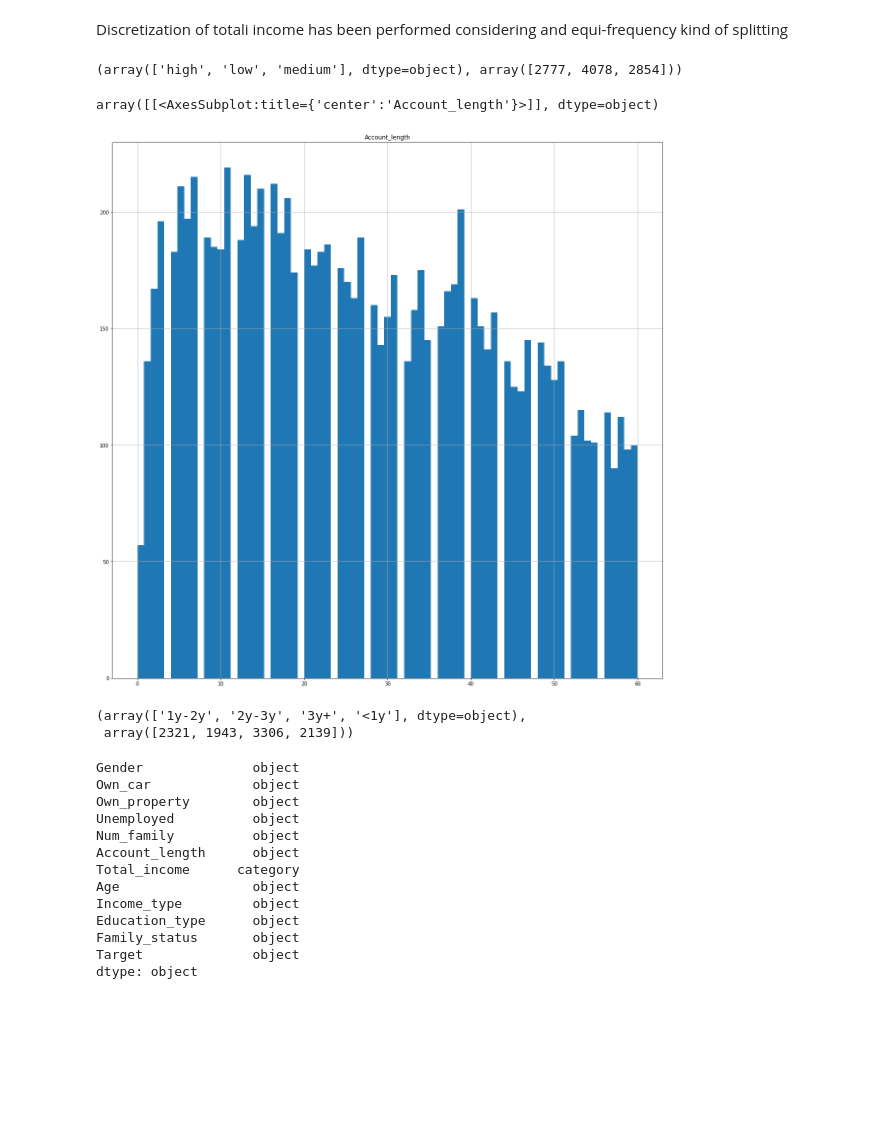
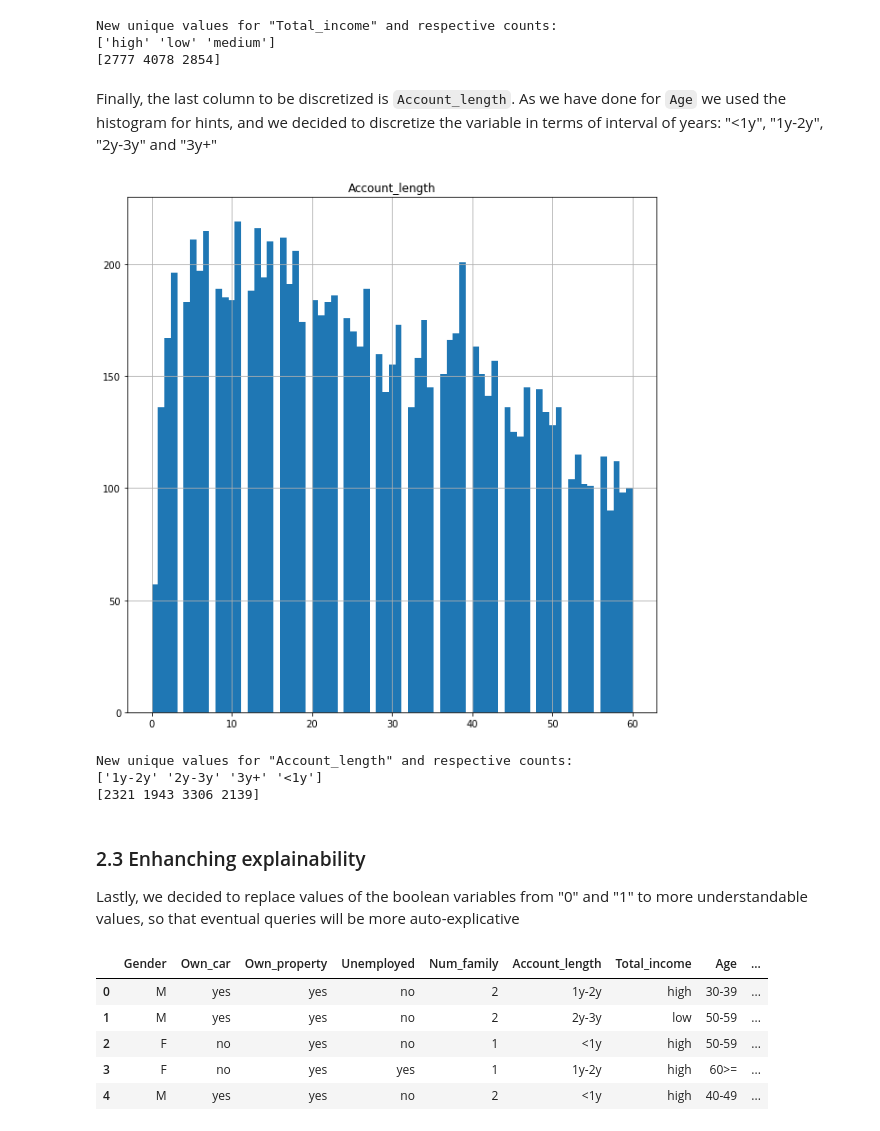
Before and after one commit to DomMcOyle/FAIKR3-Project, a Jupyter notebook: data_processing.ipynb, the cells around one changed output. Saved outputs shown, nothing was run; the diff lists cells and outputs as text; code cells hidden in the pictures; blank space fills up the shorter version.

```diff
--- a/data_processing.ipynb
+++ b/data_processing.ipynb
@@ -90,17 +137,21 @@ array([[<AxesSubplot:title={'center':'Total_income'}>]], dtype=object)
 [figure]
-# %% [markdown]
-Discretization of totali income has been performed considering and equi-frequency kind of splitting
 # %%
 df3["Total_income"] =  pd.qcut(df2['Total_income'], 3, labels=["low", "medium", "high"])
-np.unique(df3["Total_income"], return_counts=True)
+print("New unique values for \"Total_income\" and respective counts:")
+print(np.unique(df3["Total_income"], return_counts=True)[0])
+print(np.unique(df3["Total_income"], return_counts=True)[1])
 # %% [output]
-(array(['high', 'low', 'medium'], dtype=object), array([2777, 4078, 2854]))
+New unique values for "Total_income" and respective counts:
+['high' 'low' 'medium']
+[2777 4078 2854]
+# %% [markdown]
+Finally, the last column to be discretized is <code>Account_length</code>. As we have done for <code>Age</code> we used the histogram for hints, and we decided to discretize the variable in terms of interval of years: "&#60;1y", "1y-2y", "2y-3y" and "3y+"
 # %%
-df3.hist("Account_length", bins=75, figsize=(20,20))
+df3.hist("Account_length", bins=75, figsize=(10,10));
 # %% [output]
-array([[<AxesSubplot:title={'center':'Account_length'}>]], dtype=object)
-[figure, old version]
+[figure, new version]
 # %%
+# function for account length discretiziation
 def discretize_al(x):
   if x < 12:
     return "<1y"
@@ -112,30 +163,13 @@ def discretize_al(x):
     return "3y+"
 
 df3["Account_length"] = df2["Account_length"].apply(discretize_al)
-np.unique(df3["Account_length"], return_counts=True)
+print("New unique values for \"Account_length\" and respective counts:")
+print(np.unique(df3["Account_length"], return_counts=True)[0])
+print(np.unique(df3["Account_length"], return_counts=True)[1])
 # %% [output]
-(array(['1y-2y', '2y-3y', '3y+', '<1y'], dtype=object),
- array([2321, 1943, 3306, 2139]))
+New unique values for "Account_length" and respective counts:
+['1y-2y' '2y-3y' '3y+' '<1y']
+[2321 1943 3306 2139]
-# %%
-df3["Gender"]       = df3["Gender"].astype(str)
-df3["Own_car"]      = df3["Own_car"].astype(str)
-df3["Own_property"] = df3["Own_property"].astype(str)
-df3["Unemployed"]   = df3["Unemployed"].astype(str)
-df3["Target"]       = df3["Target"].astype(str)
-
-dataType = df3.dtypes
-print(dataType)
-# %% [output]
-Gender              object
-Own_car             object
-Own_property        object
-Unemployed          object
-Num_family          object
-Account_length      object
-Total_income      category
-Age                 object
-Income_type         object
-Education_type      object
-Family_status       object
-Target              object
-dtype: object
+# %% [markdown]
+### 2.3 Enhanching explainability
+Lastly, we decided to replace values of the boolean variables from "0" and "1" to more understandable values, so that eventual queries will be more auto-explicative
@@ -142 +182,10 @@ dtype: object
+# %%
+df3.head()
+# %% [output]
+|  | Gender | Own_car | Own_property | Unemployed | Num_family | Account_length | Total_income | Age | ... |
+| 0 | M | yes | yes | no | 2 | 1y-2y | high | 30-39 | ... |
+| 1 | M | yes | yes | no | 2 | 2y-3y | low | 50-59 | ... |
+| 2 | F | no | yes | no | 1 | <1y | high | 50-59 | ... |
+| 3 | F | no | yes | yes | 1 | 1y-2y | high | 60>= | ... |
+| 4 | M | yes | yes | no | 2 | <1y | high | 40-49 | ... |
 # %%
```
Also changed, not shown: parts of 18 cells of this notebook, 4 other files.
